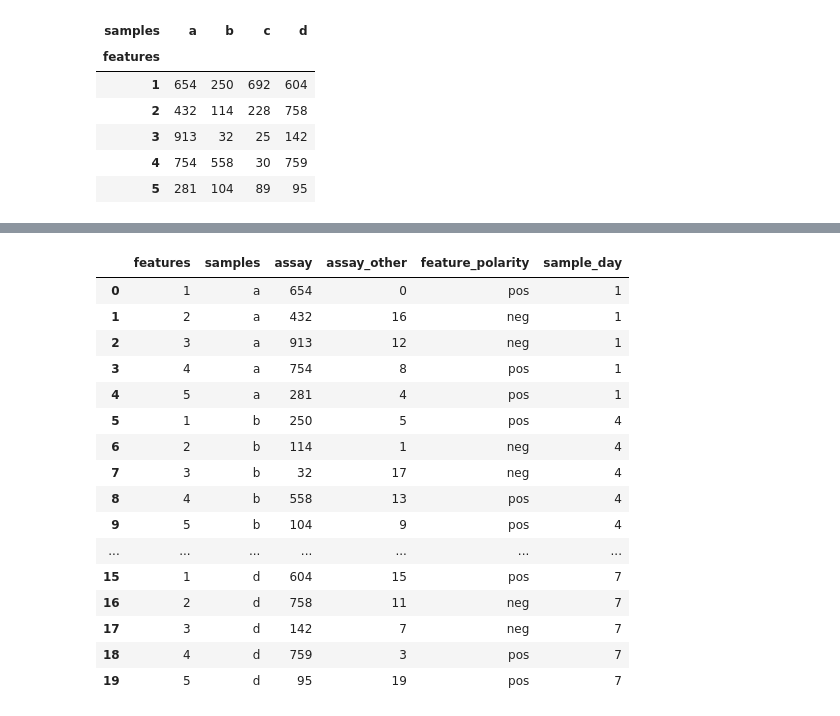
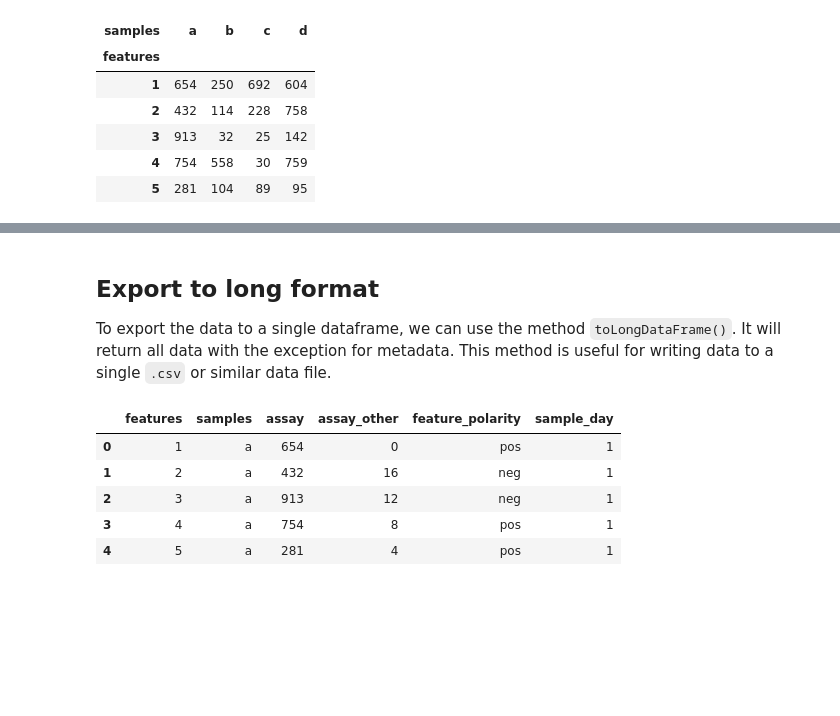
Before and after one commit to Pascallio/pySummarizedExperiment, a Jupyter notebook: example.ipynb, the cells around one changed output, grey strips where cells are left out. Saved outputs shown, nothing was run; the diff lists cells and outputs as text; code cells hidden in the pictures; blank space fills up the shorter version.

```diff
--- a/example.ipynb
+++ b/example.ipynb
@@ -141,20 +180,12 @@ exp[exp.rowData("feature_polarity") == "pos", :].assay()
+# %% [markdown]
+## Export to long format
+To export the data to a single dataframe, we can use the method `toLongDataFrame()`. It will return all data with the exception for metadata. This method is useful for writing data to a single `.csv` or similar data file.
 # %%
-exp.toLongDataFrame()
+exp.toLongDataFrame().head(5)
 # %% [output]
 |  | features | samples | assay | assay_other | feature_polarity | sample_day |
 | 0 | 1 | a | 654 | 0 | pos | 1 |
 | 1 | 2 | a | 432 | 16 | neg | 1 |
 | 2 | 3 | a | 913 | 12 | neg | 1 |
 | 3 | 4 | a | 754 | 8 | pos | 1 |
 | 4 | 5 | a | 281 | 4 | pos | 1 |
-| 5 | 1 | b | 250 | 5 | pos | 4 |
-| 6 | 2 | b | 114 | 1 | neg | 4 |
-| 7 | 3 | b | 32 | 17 | neg | 4 |
-| 8 | 4 | b | 558 | 13 | pos | 4 |
-| 9 | 5 | b | 104 | 9 | pos | 4 |
-| ... | ... | ... | ... | ... | ... | ... |
-| 15 | 1 | d | 604 | 15 | pos | 7 |
-| 16 | 2 | d | 758 | 11 | neg | 7 |
-| 17 | 3 | d | 142 | 7 | neg | 7 |
-| 18 | 4 | d | 759 | 3 | pos | 7 |
-| 19 | 5 | d | 95 | 19 | pos | 7 |
```
Also changed, not shown: parts of 21 cells of this notebook, 4 other files.
